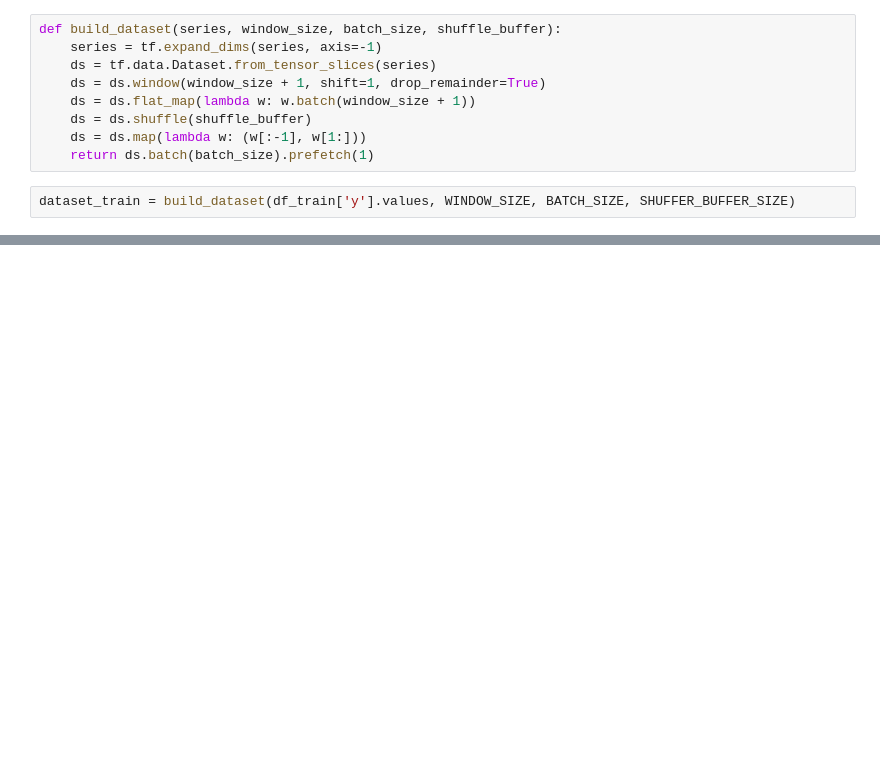
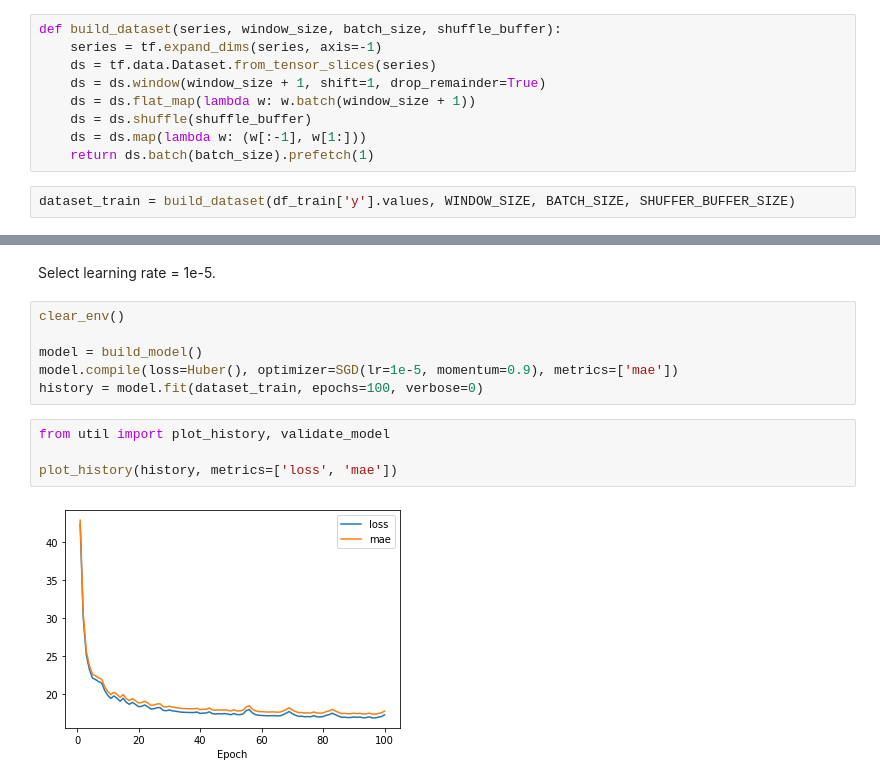
Before and after one commit to nex3z/tensorflow-exercise, a Jupyter notebook: time-series/9_sunspots.ipynb, the cells around one changed output, grey strips where cells are left out. Drawn from its saved outputs; the diff is of its cells as text; blank space fills up the shorter version.

```diff
--- a/time-series/9_sunspots.ipynb
+++ b/time-series/9_sunspots.ipynb
@@ -88,0 +77,14 @@ plt.axis([1e-8, 1e-4, 0, 60])
+# %% [markdown]
+Select learning rate = 1e-5.
+# %%
+clear_env()
+
+model = build_model()
+model.compile(loss=Huber(), optimizer=SGD(lr=1e-5, momentum=0.9), metrics=['mae'])
+history = model.fit(dataset_train, epochs=100, verbose=0)
+# %%
+from util import plot_history, validate_model
+
+plot_history(history, metrics=['loss', 'mae'])
+# %% [output]
+[figure, added]
```
Also changed, not shown: parts of 10 cells of this notebook.
